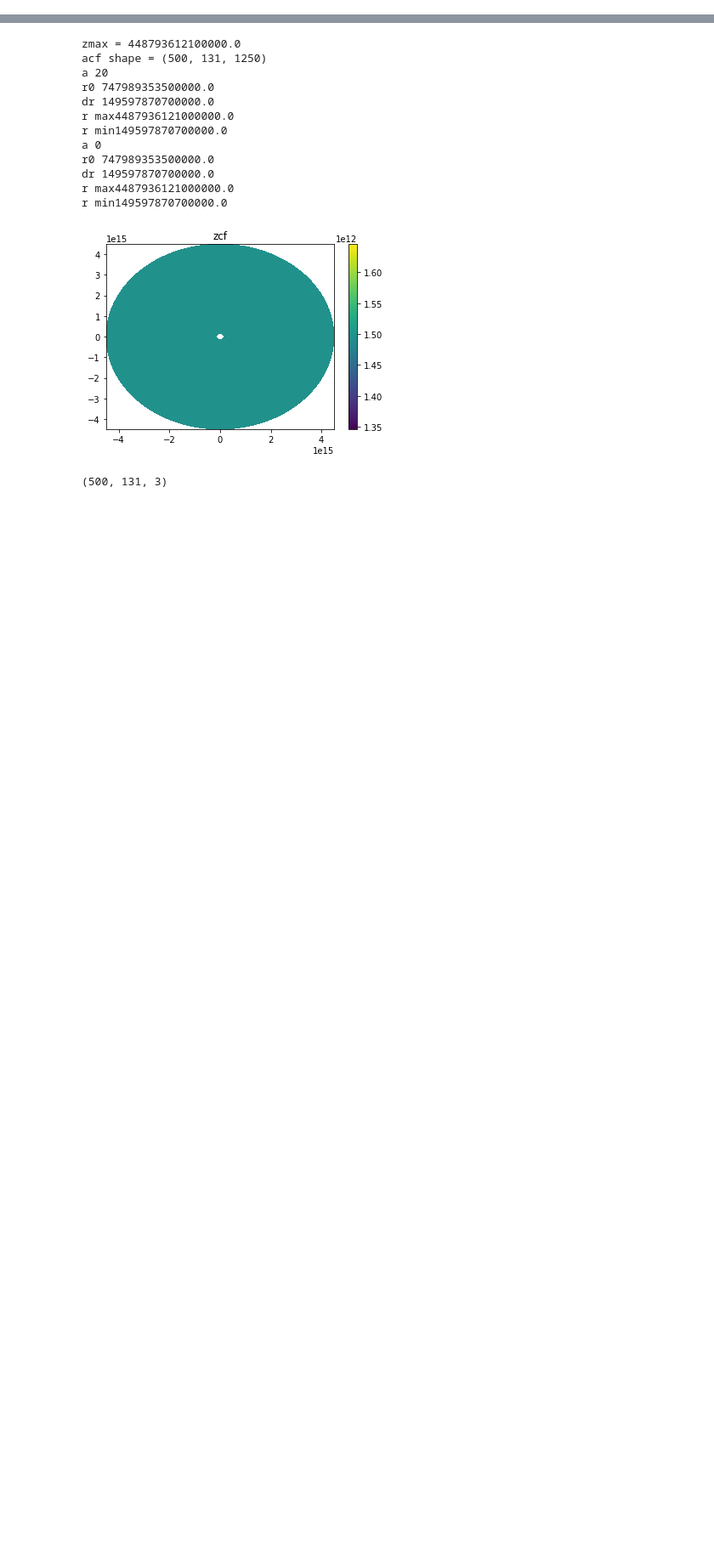
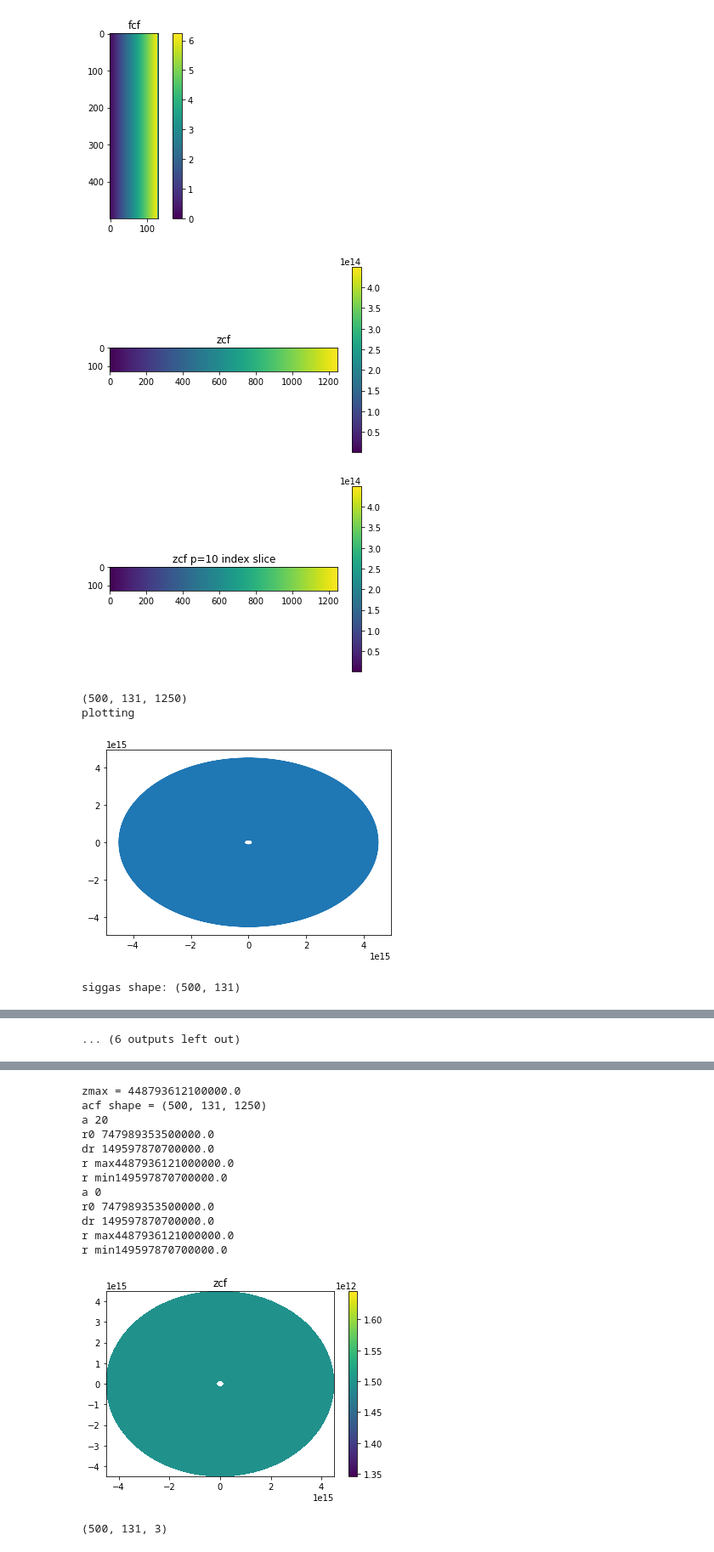
Before and after one commit to theochawla/49ceti_warpmodel, a Jupyter notebook: Warp/testing_code.ipynb, the cells around one changed output, grey strips where cells are left out. Shown at 85% size. Cells and saved outputs as stored; diff of their text form; code cells hidden in the pictures; blank space fills up the shorter version.

```diff
--- a/Warp/testing_code.ipynb
+++ b/Warp/testing_code.ipynb
@@ -3,3 +3,13 @@ import disk_ecc as original
 import disk_ecc_warp as mine
 
 import numpy as np
+# %%
+x = original.Disk(Tmid0=14, sigbound=[1e-3,np.inf],zmax=30, McoG=1e-4, Aout=300.,incl=30)
+# %% [output]
+[figure, added]
+[figure, added]
+[figure, added]
+(500, 131, 1250)
+plotting
+[figure, added]
+siggas shape: (500, 131)
@@ -5,0 +22 @@ import numpy as np
+... (6 outputs left out)
```
Also changed, not shown: parts of 4 cells of this notebook, 16 other files.
